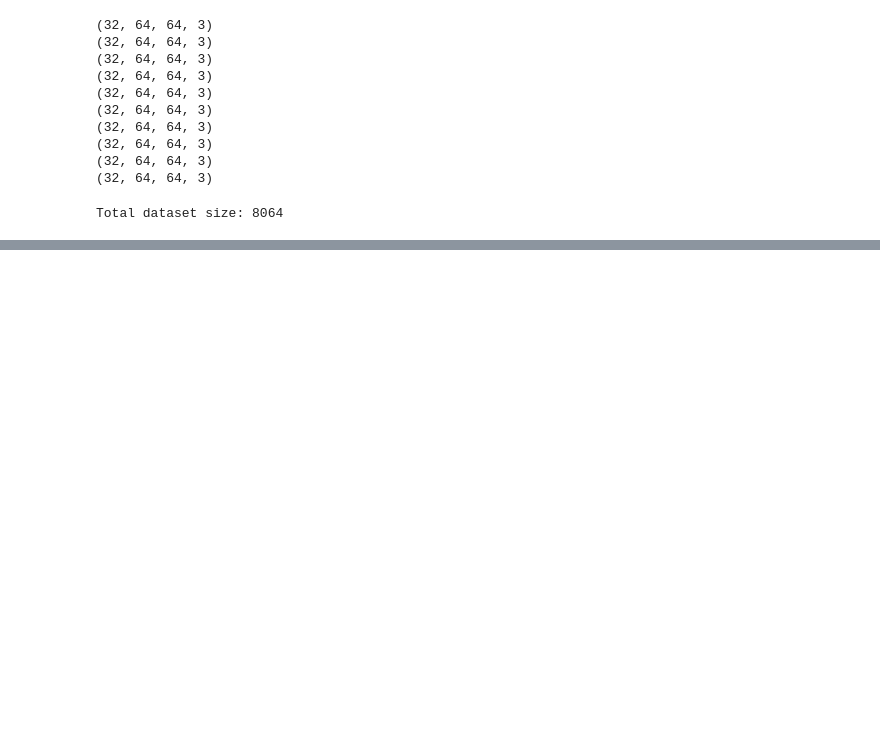
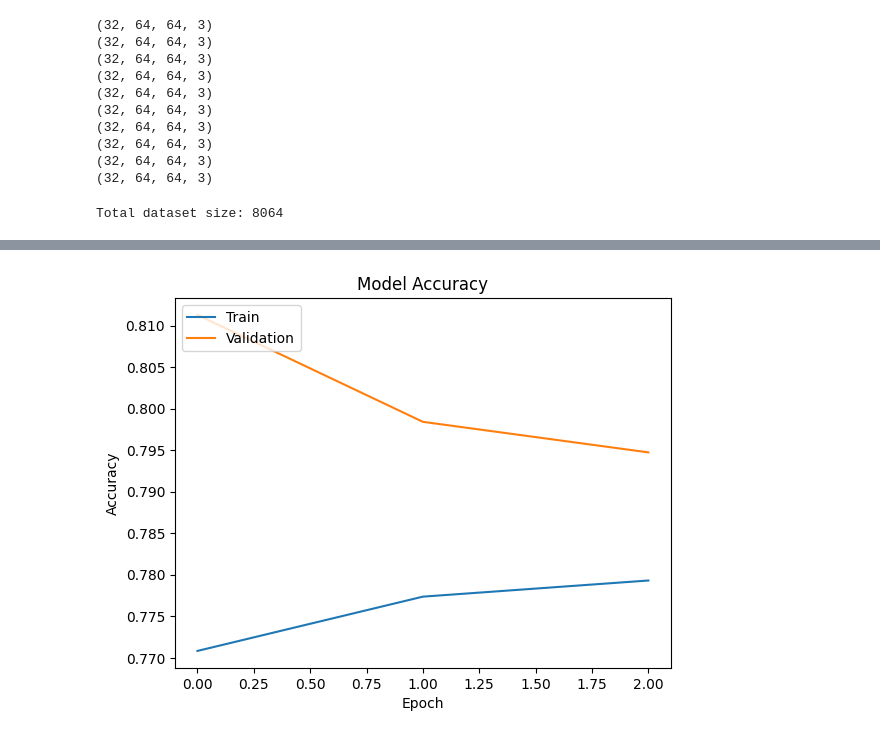
Before and after one commit to KRRAHUL69/Blood-Group-Detection-Using-Fingerprint-Pattern, a Jupyter notebook: notebook/bgdufp.ipynb, the cells around one changed output, grey strips where cells are left out. Cells and saved outputs as stored; diff of their text form; code cells hidden in the pictures; blank space fills up the shorter version.

```diff
--- a/notebook/bgdufp.ipynb
+++ b/notebook/bgdufp.ipynb
@@ -161,0 +204,27 @@ print(f"Testing dataset size: {test_batch_count * BATCH_SIZE}")
+# %%
+from tensorflow.keras.callbacks import ReduceLROnPlateau, EarlyStopping
+
+# Define ReduceLROnPlateau callback to reduce learning rate when validation loss plateaus
+reduce_lr = ReduceLROnPlateau(
+    monitor='val_loss',             # Monitor validation loss
+    factor=0.5,                    # Reduce the learning rate by a factor of 0.5
+    patience=3,                    # Wait for 3 epochs without improvement before reducing LR
+    verbose=1,                     # Print a message when the learning rate is reduced
+    min_lr=1e-6                    # Minimum learning rate to avoid too small values
+)
+
+# Define EarlyStopping callback to stop training when validation loss doesn't improve
+early_stop = EarlyStopping(
+    monitor='val_loss',             # Monitor validation loss
+    patience=5,                    # Stop after 5 epochs without improvement
+    verbose=1,                     # Print a message when training is stopped
+    restore_best_weights=True      # Restore the model weights from the best epoch
+)
+# %%
+# Train the model
+history_high_acc = high_acc_model.fit(
+    train_dataset,
+    validation_data=val_dataset,
+    epochs=3,  # Adjust the number of epochs based on your preference -- 50
+    callbacks=[reduce_lr, early_stop]
+)
@@ -161,0 +248,17 @@ print(f"Testing dataset size: {test_batch_count * BATCH_SIZE}")
+# %%
+import matplotlib.pyplot as plt
+
+# Plot training & validation accuracy values
+def plot_accuracy(history):
+    plt.plot(history.history['accuracy'])
+    plt.plot(history.history['val_accuracy'])
+    plt.title('Model Accuracy')  # Corrected title
+    plt.ylabel('Accuracy')
+    plt.xlabel('Epoch')
+    plt.legend(['Train', 'Validation'], loc='upper left')
+    plt.show()
+
+# Call the function to display the accuracy graph
+plot_accuracy(history_high_acc)
+# %% [output]
+[figure, added]
```
Also changed, not shown: parts of 5 cells of this notebook.
